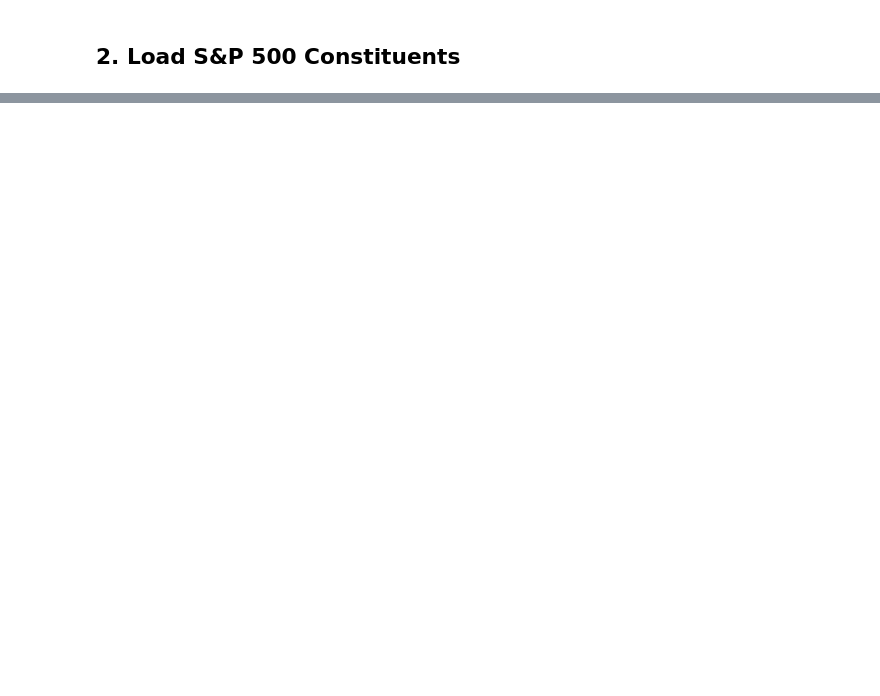
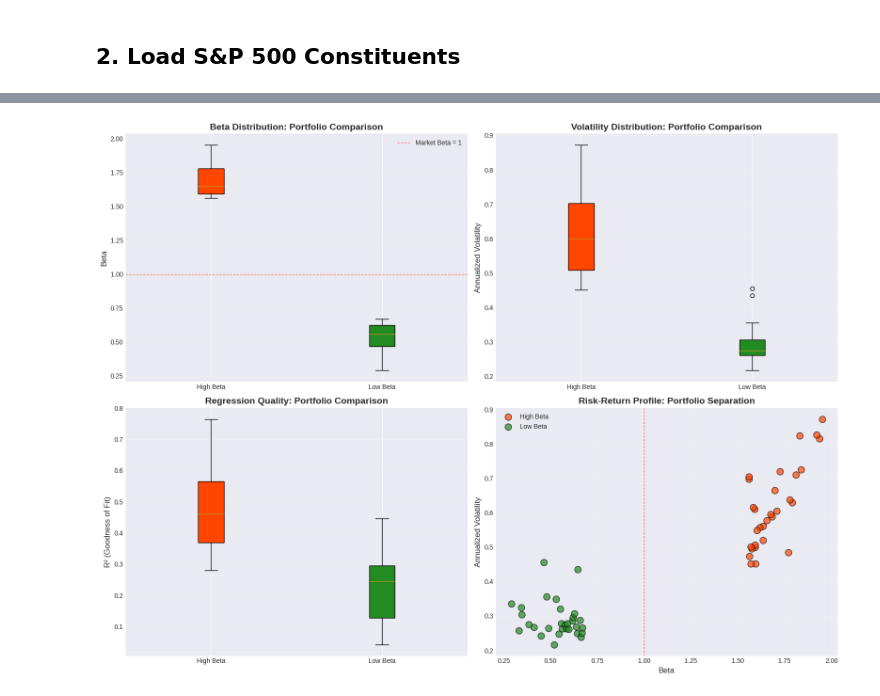
Before and after one commit to samfan-27/market-sentiment-impact-analysis, a Jupyter notebook: notebooks/00_ticker_selection.ipynb, the cells around one changed output, grey strips where cells are left out. Cells and saved outputs as stored; diff of their text form; code cells hidden in the pictures; blank space fills up the shorter version.

```diff
--- a/notebooks/00_ticker_selection.ipynb
+++ b/notebooks/00_ticker_selection.ipynb
@@ -58,0 +645,45 @@ ValueError: mount failed
+# %%
+# visualization comparing the two portfolios
+fig, axes = plt.subplots(2, 2, figsize=(16, 12))
+
+data_to_plot = [high_beta_stocks['Beta'], low_beta_stocks['Beta']]
+bp = axes[0, 0].boxplot(data_to_plot, labels=['High Beta', 'Low Beta'], patch_artist=True)
+bp['boxes'][0].set_facecolor('orangered')
+bp['boxes'][1].set_facecolor('forestgreen')
+axes[0, 0].set_ylabel('Beta', fontsize=12)
+axes[0, 0].set_title('Beta Distribution: Portfolio Comparison', fontsize=14, fontweight='bold')
+axes[0, 0].axhline(1.0, color='red', linestyle='--', linewidth=1, alpha=0.5, label='Market Beta = 1')
+axes[0, 0].legend()
+axes[0, 0].grid(True, alpha=0.3, axis='y')
+
+data_to_plot_vol = [high_beta_stocks['Volatility'], low_beta_stocks['Volatility']]
+bp_vol = axes[0, 1].boxplot(data_to_plot_vol, labels=['High Beta', 'Low Beta'], patch_artist=True)
+bp_vol['boxes'][0].set_facecolor('orangered')
+bp_vol['boxes'][1].set_facecolor('forestgreen')
+axes[0, 1].set_ylabel('Annualized Volatility', fontsize=12)
+axes[0, 1].set_title('Volatility Distribution: Portfolio Comparison', fontsize=14, fontweight='bold')
+axes[0, 1].grid(True, alpha=0.3, axis='y')
+
+data_to_plot_r2 = [high_beta_stocks['R_Squared'], low_beta_stocks['R_Squared']]
+bp_r2 = axes[1, 0].boxplot(data_to_plot_r2, labels=['High Beta', 'Low Beta'], patch_artist=True)
+bp_r2['boxes'][0].set_facecolor('orangered')
+bp_r2['boxes'][1].set_facecolor('forestgreen')
+axes[1, 0].set_ylabel('R² (Goodness of Fit)', fontsize=12)
+axes[1, 0].set_title('Regression Quality: Portfolio Comparison', fontsize=14, fontweight='bold')
+axes[1, 0].grid(True, alpha=0.3, axis='y')
+
+axes[1, 1].scatter(high_beta_stocks['Beta'], high_beta_stocks['Volatility'],
+                   alpha=0.7, s=100, c='orangered', label='High Beta', edgecolors='black')
+axes[1, 1].scatter(low_beta_stocks['Beta'], low_beta_stocks['Volatility'],
+                   alpha=0.7, s=100, c='forestgreen', label='Low Beta', edgecolors='black')
+axes[1, 1].set_xlabel('Beta', fontsize=12)
+axes[1, 1].set_ylabel('Annualized Volatility', fontsize=12)
+axes[1, 1].set_title('Risk-Return Profile: Portfolio Separation', fontsize=14, fontweight='bold')
+axes[1, 1].axvline(1.0, color='red', linestyle='--', linewidth=1, alpha=0.5)
+axes[1, 1].legend(loc='upper left', fontsize=10)
+axes[1, 1].grid(True, alpha=0.3)
+
+plt.tight_layout()
+plt.show()
+# %% [output]
+[figure, added]
```
Also changed, not shown: parts of 32 cells of this notebook, 1 other file.
